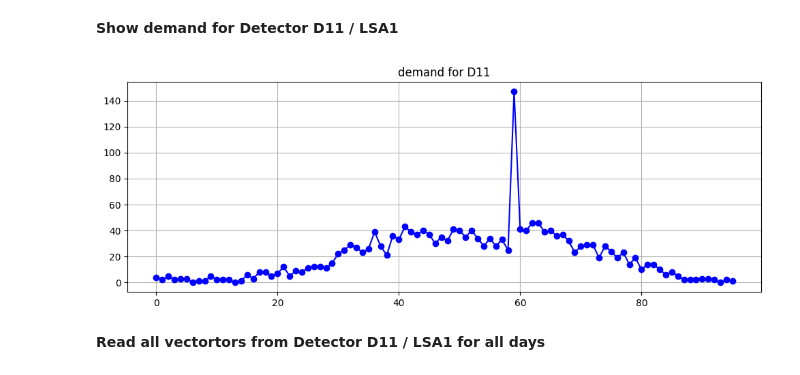
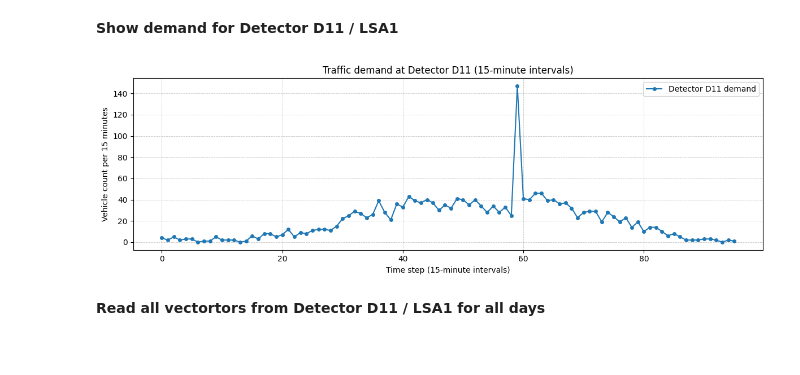
Before and after one commit to mogulkyu/Master_Arbeit_LSTM, a Jupyter notebook: chapter 4 - build digital twin/LSTM - detector prediction/02-ReadDetectorInputs.ipynb, the cells around one changed output. Cells and saved outputs as stored; diff of their text form; code cells hidden in the pictures.

```diff
--- a/chapter 4 - build digital twin/LSTM - detector prediction/02-ReadDetectorInputs.ipynb
+++ b/chapter 4 - build digital twin/LSTM - detector prediction/02-ReadDetectorInputs.ipynb
@@ -79,20 +79,50 @@ print(demandValues)
 [4, 2, 5, 2, 3, 3, 0, 1, 1, 5, 2, 2, 2, 0, 1, 6, 3, 8, 8, 5, 7, 12, 5, 9, 8, 11, 12, 12, 11, 15, 22, 25, 29, 27, 23, 26, 39, 28, 21, 36, 33, 43, 39, 37, 40, 37, 30, 35, 32, 41, 40, 35, 40, 34, 28, 34, ...
 # %% [markdown]
 **Show demand for Detector D11 / LSA1**
-# %%
-import matplotlib.pyplot as plt
-import numpy as np
-
-
-plt.figure(figsize=(12, 4))  # Optional: Größe des Plots festlegen
-plt.plot(demandValues, marker='o', linestyle='-', color='blue')  # Erstellt die Linie mit Markern
-plt.title("demand for D11")  # Setzt den Titel
-#plt.xlabel(x_label)  # Setzt die x-Achsenbeschriftung
-#plt.ylabel(y_label)  # Setzt die y-Achsenbeschriftung
-plt.grid(True)  # Zeigt ein Raster für bessere Lesbarkeit
-plt.show()  # Zeigt den Chart an
-# %% [output]
-[figure, removed]
+# %%
+import matplotlib.pyplot as plt
+import numpy as np
+
+# demandValues:
+# 15-minute aggregated vehicle counts from detector D11
+# Example: each value = vehicles counted in one 15-min interval
+
+# Create time axis (x-axis)
+time_steps = np.arange(len(demandValues))
+
+plt.figure(figsize=(12, 4))
+
+# Plot demand time series
+plt.plot(
+    time_steps,
+    demandValues,
+    marker='o',
+    linestyle='-',
+    linewidth=1.5,
+    markersize=4,
+    label="Detector D11 demand"
+)
+
+# Title and labels
+plt.title("Traffic demand at Detector D11 (15-minute intervals)")
+plt.xlabel("Time step (15-minute intervals)")
+plt.ylabel("Vehicle count per 15 minutes")
+
+# Improve x-axis readability
+# Show ticks every 20 steps = every 5 hours (20 × 15 min)
+plt.xticks(
+    ticks=np.arange(0, len(time_steps), 20),
+    labels=np.arange(0, len(time_steps), 20)
+)
+
+# Grid for better readability
+plt.grid(True, which="both", linestyle="--", linewidth=0.6, alpha=0.7)
+
+plt.legend()
+plt.tight_layout()
+plt.show()
+# %% [output]
+[figure, added]
 # %% [markdown]
 **Read all vectortors from Detector D11 / LSA1 for all days**
 # %%
```
Also changed, not shown: parts of 5 cells of this notebook.
